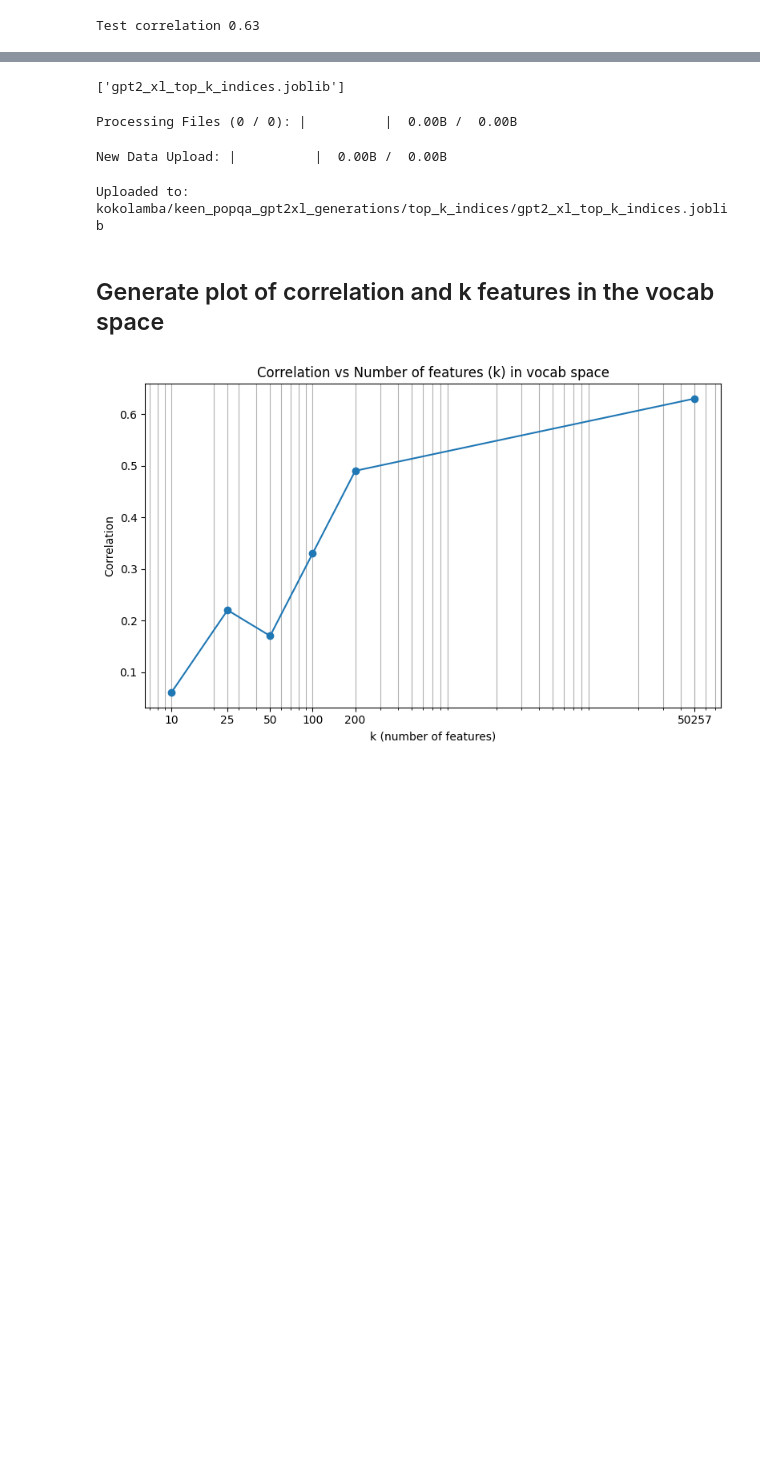
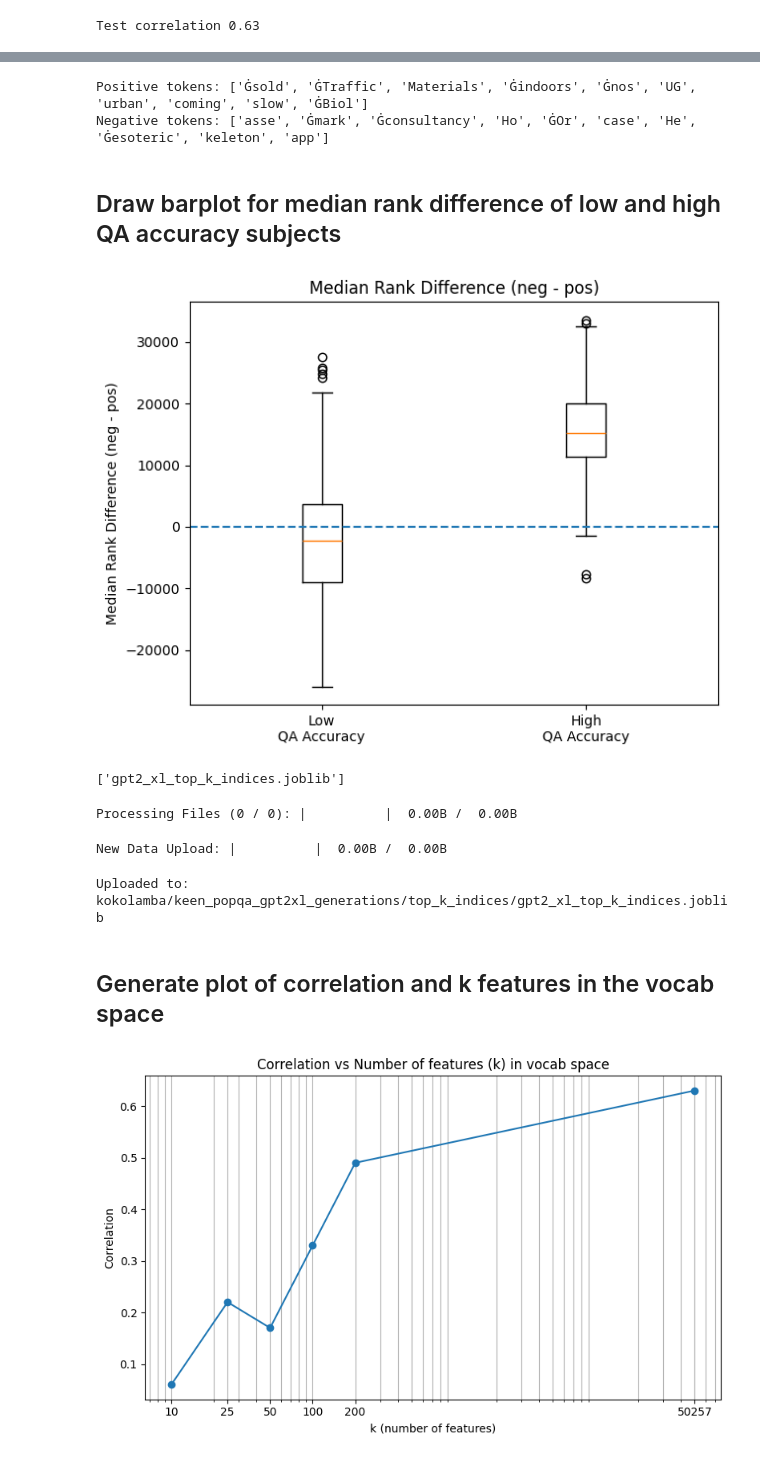
Before and after one commit to Adefioye/mech-interp-exploration, a Jupyter notebook: KEEN/Training_probes_on_full_logits_and_vp_k_features.ipynb, the cells around one changed output, grey strips where cells are left out. Cells and saved outputs as stored; diff of their text form; code cells hidden in the pictures; blank space fills up the shorter version.

```diff
--- a/KEEN/Training_probes_on_full_logits_and_vp_k_features.ipynb
+++ b/KEEN/Training_probes_on_full_logits_and_vp_k_features.ipynb
@@ -538,0 +664,27 @@ def extreme_weights_from_model(
+# %%
+# @title Convert token ids to text for positively and negatively weighted tokens
+
+def decode_token_ids(
+    tokenizer: PreTrainedTokenizerBase,
+    token_ids: Sequence[int],
+) -> List[str]:
+    """
+    Decode token ids into token strings.
+    Uses tokenizer.convert_ids_to_tokens to show *token pieces* (more faithful than decode()).
+    """
+    ids = [int(i) for i in token_ids]
+    return tokenizer.convert_ids_to_tokens(ids)
+
+# 1. Pass probe to top_tokens_by_weights_sign
+top_tokens = top_tokens_by_weights_sign(probe, top_n=10)
+
+# 2. Convert positive and negative token ids to text
+pos_tokens = decode_token_ids(mt.tokenizer, top_tokens.pos_token_ids)
+neg_tokens = decode_token_ids(mt.tokenizer, top_tokens.neg_token_ids)
+print(f"Positive tokens: {pos_tokens}")
+print(f"Negative tokens: {neg_tokens}")
+# %% [output]
+Positive tokens: ['Ġsold', 'ĠTraffic', 'Materials', 'Ġindoors', 'Ġnos', 'UG', 'urban', 'coming', 'slow', 'ĠBiol']
+Negative tokens: ['asse', 'Ġmark', 'Ġconsultancy', 'Ho', 'ĠOr', 'case', 'He', 'Ġesoteric', 'keleton', 'app']
+# %% [markdown]
+## Draw barplot for median rank difference of low and high QA accuracy subjects
@@ -539,3 +778,11 @@ def extreme_weights_from_model(
+# %%
+# Let compute rank_df and plot barplot
+# The positive and negative token ids are from top-50 tokens based absolute weights
+qa_df = qa_dataset
+rank_df = compute_rank_diff_df(qa_df, logits_col="logits", pos_token_ids=top_tokens.pos_token_ids, neg_token_ids=top_tokens.neg_token_ids)
+plot_low_high_boxplot(rank_df)
+# %% [output]
+[figure, added]
 # %%
 # @title Save indices of top-k weights to HF using joblib
 import joblib
```
Also changed, not shown: parts of 12 cells of this notebook, 4 other files.
